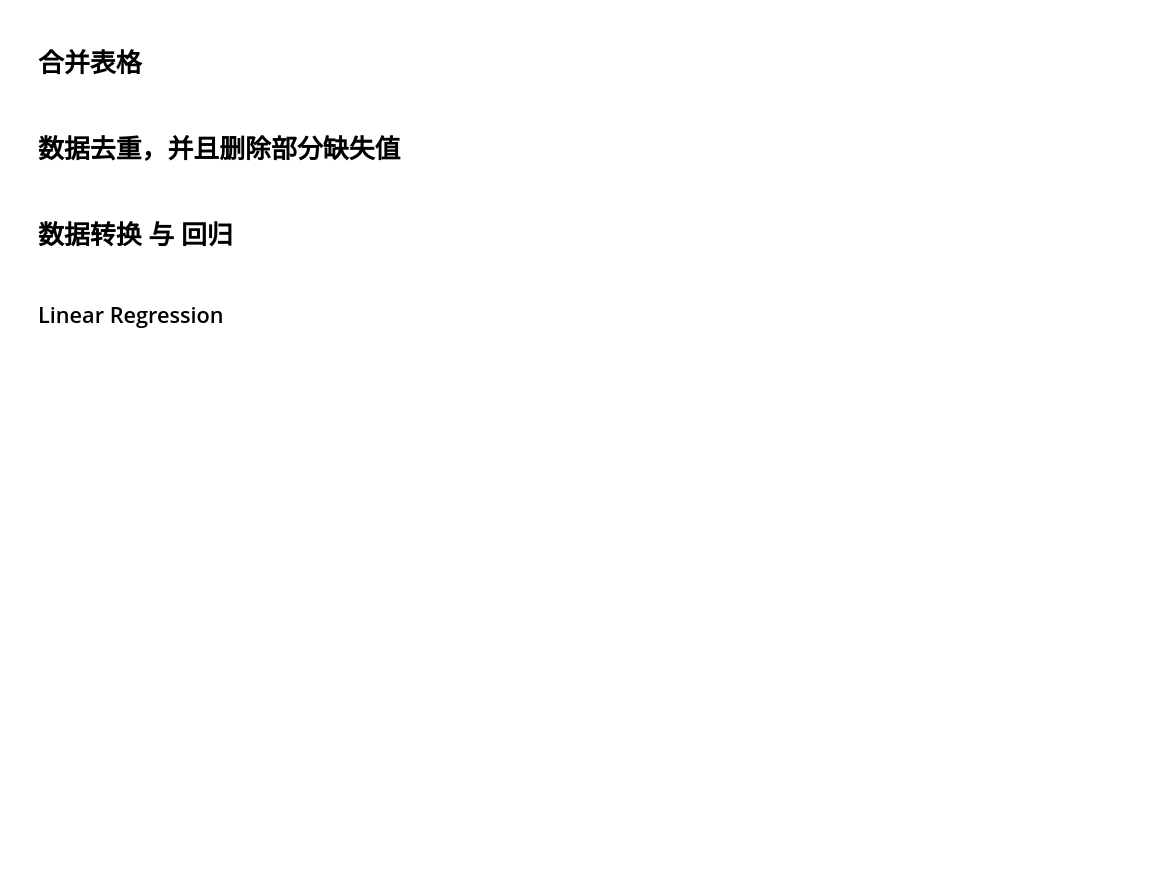
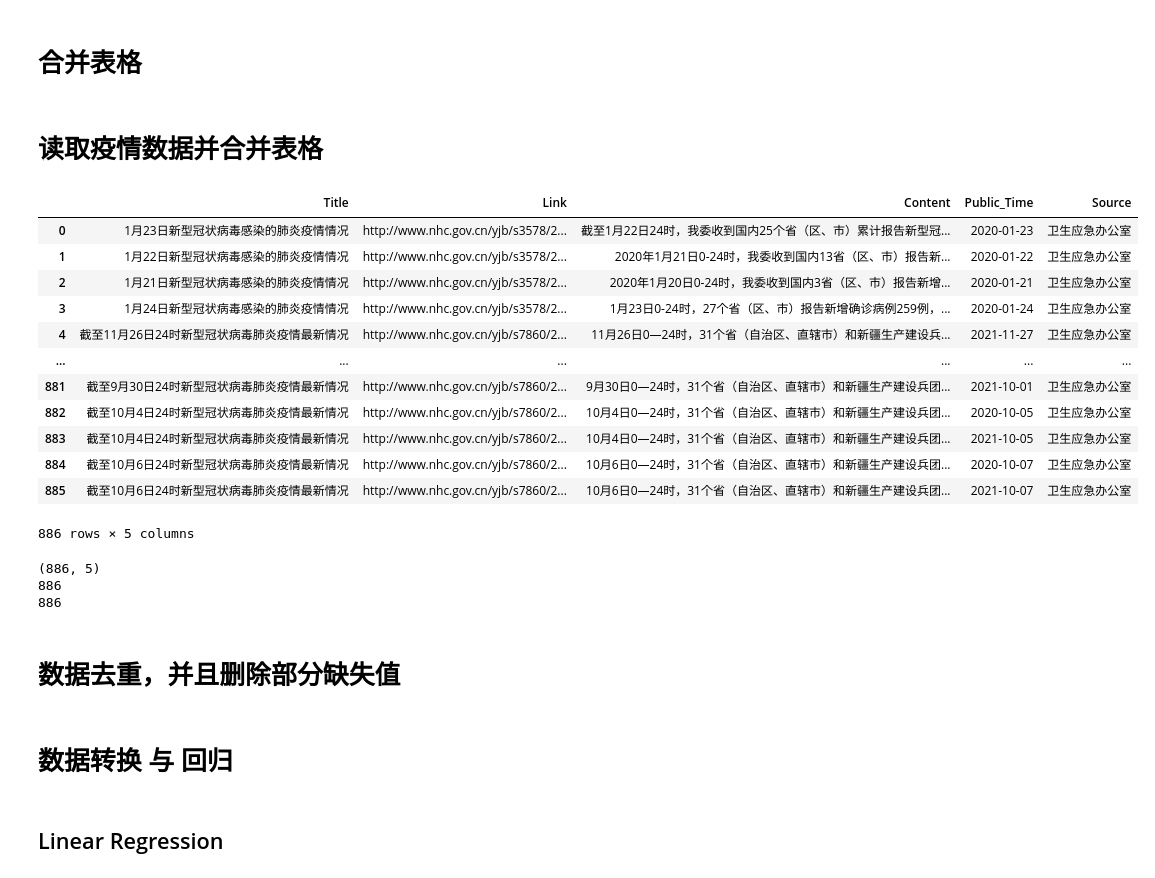
Before and after one commit to Tommyczc/stockMarketAnalysis, a Jupyter notebook: regression.ipynb, the cells around one changed output. Drawn from its saved outputs; the diff is of its cells as text; code cells hidden in the pictures; blank space fills up the shorter version.

```diff
--- a/regression.ipynb
+++ b/regression.ipynb
@@ -66,6 +66,34 @@ def dateToQuarter(date):
 # allData
 # %%
 # allData.to_csv("stockData/furtherInformation/AllData.csv")
+# %% [markdown]
+# 读取疫情数据并合并表格
+# %%
+covidData=pd.read_csv("stockData/furtherInformation/covid19/CovidNews01.csv")
+covidData['Public_Time']=pd.to_datetime(covidData["Public_Time"], format="%Y-%m-%d")
+covidData
+# %% [output]
+|  | Title | Link | Content | Public_Time | Source |
+| 0 | 1月23日新型冠状病毒感染的肺炎疫情情况 | http://www.nhc.gov.cn/yjb/s3578/2... | 截至1月22日24时，我委收到国内25个省（区、市）累计报告新型冠... | 2020-01-23 | 卫生应急办公室 |
+| 1 | 1月22日新型冠状病毒感染的肺炎疫情情况 | http://www.nhc.gov.cn/yjb/s3578/2... | 2020年1月21日0-24时，我委收到国内13省（区、市）报告新... | 2020-01-22 | 卫生应急办公室 |
+| 2 | 1月21日新型冠状病毒感染的肺炎疫情情况 | http://www.nhc.gov.cn/yjb/s3578/2... | 2020年1月20日0-24时，我委收到国内3省（区、市）报告新增... | 2020-01-21 | 卫生应急办公室 |
+| 3 | 1月24日新型冠状病毒感染的肺炎疫情情况 | http://www.nhc.gov.cn/yjb/s3578/2... | 1月23日0-24时，27个省（区、市）报告新增确诊病例259例，... | 2020-01-24 | 卫生应急办公室 |
+| 4 | 截至11月26日24时新型冠状病毒肺炎疫情最新情况 | http://www.nhc.gov.cn/yjb/s7860/2... | 11月26日0—24时，31个省（自治区、直辖市）和新疆生产建设兵... | 2021-11-27 | 卫生应急办公室 |
+| ... | ... | ... | ... | ... | ... |
+| 881 | 截至9月30日24时新型冠状病毒肺炎疫情最新情况 | http://www.nhc.gov.cn/yjb/s7860/2... | 9月30日0—24时，31个省（自治区、直辖市）和新疆生产建设兵团... | 2021-10-01 | 卫生应急办公室 |
+| 882 | 截至10月4日24时新型冠状病毒肺炎疫情最新情况 | http://www.nhc.gov.cn/yjb/s7860/2... | 10月4日0—24时，31个省（自治区、直辖市）和新疆生产建设兵团... | 2020-10-05 | 卫生应急办公室 |
+| 883 | 截至10月4日24时新型冠状病毒肺炎疫情最新情况 | http://www.nhc.gov.cn/yjb/s7860/2... | 10月4日0—24时，31个省（自治区、直辖市）和新疆生产建设兵团... | 2021-10-05 | 卫生应急办公室 |
+| 884 | 截至10月6日24时新型冠状病毒肺炎疫情最新情况 | http://www.nhc.gov.cn/yjb/s7860/2... | 10月6日0—24时，31个省（自治区、直辖市）和新疆生产建设兵团... | 2020-10-07 | 卫生应急办公室 |
+| 885 | 截至10月6日24时新型冠状病毒肺炎疫情最新情况 | http://www.nhc.gov.cn/yjb/s7860/2... | 10月6日0—24时，31个省（自治区、直辖市）和新疆生产建设兵团... | 2021-10-07 | 卫生应急办公室 |
+886 rows × 5 columns
+# %%
+print(covidData.shape)
+print(len(covidData['Link'].unique()))
+print(len(covidData['Public_Time'].unique()))
+# %% [output]
+(886, 5)
+886
+886
 # %% [markdown]
 # 数据去重，并且删除部分缺失值
 # %%
```
Also changed, not shown: 1 other file.
